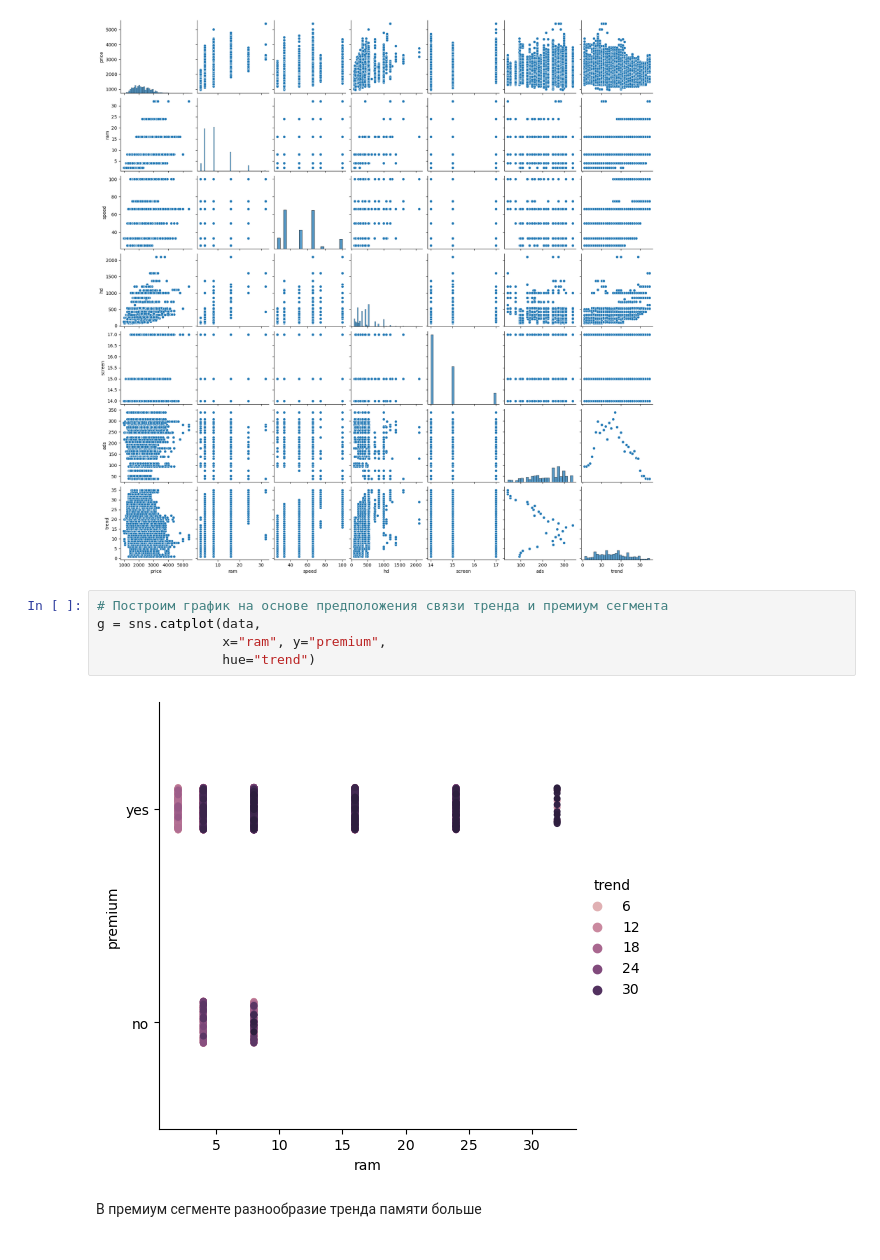
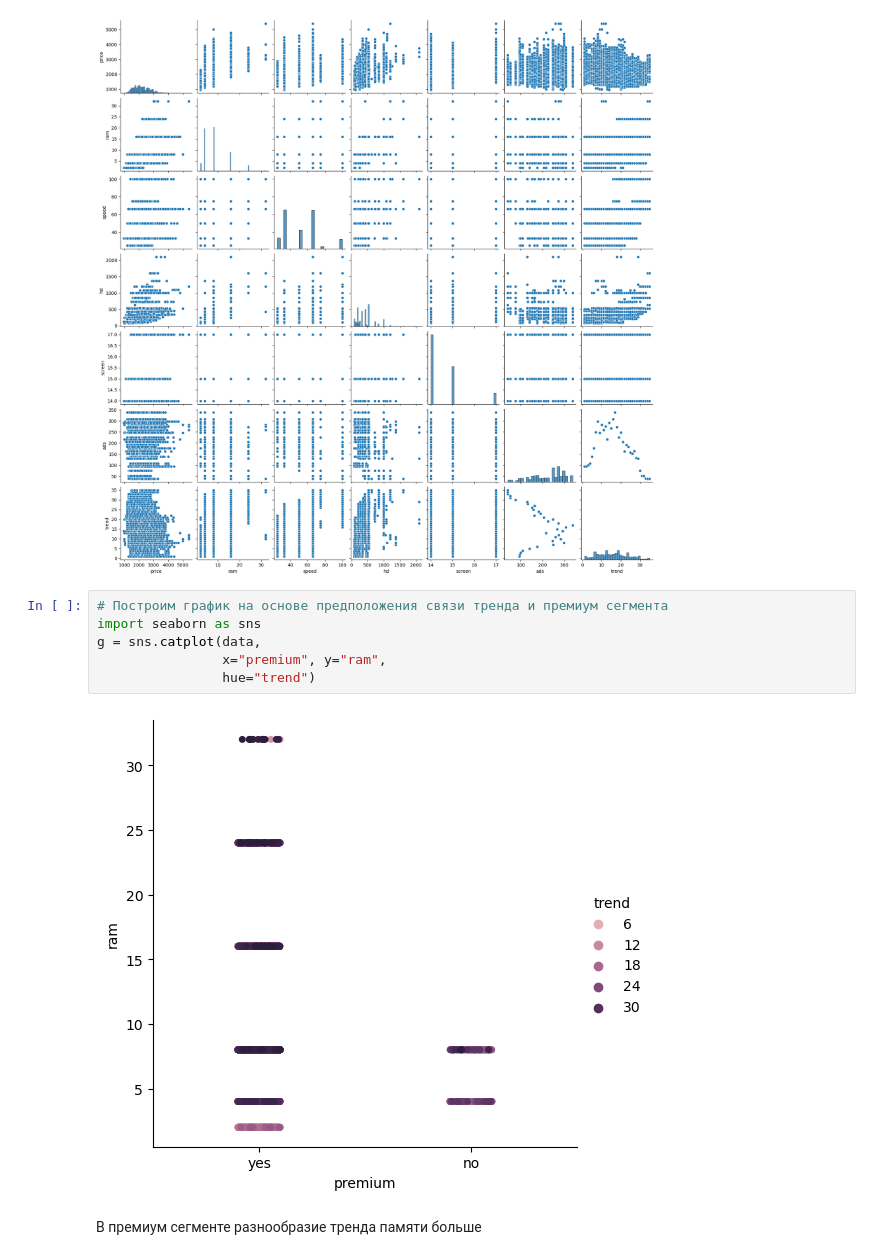
Before and after one commit to meleshko-anastasiia/DZ, a Jupyter notebook: Итоговая_аттестация_Computers.ipynb, the cells around one changed output. Saved outputs shown, nothing was run; the diff lists cells and outputs as text.

```diff
--- a/Итоговая_аттестация_Computers.ipynb
+++ b/Итоговая_аттестация_Computers.ipynb
@@ -50,10 +50,11 @@ sns.pairplot(data[["price", "premium", "ram", "multi", "speed", "hd", "screen",
 [figure]
 # %%
 # Построим график на основе предположения связи тренда и премиум сегмента
+import seaborn as sns
 g = sns.catplot(data,
-                x="ram", y="premium",
+                x="premium", y="ram",
                 hue="trend")
 # %% [output]
-[figure, old version]
+[figure, new version]
 # %% [markdown]
  В премиум сегменте разнообразие тренда памяти больше
```
Also changed, not shown: parts of 2 cells of this notebook.
